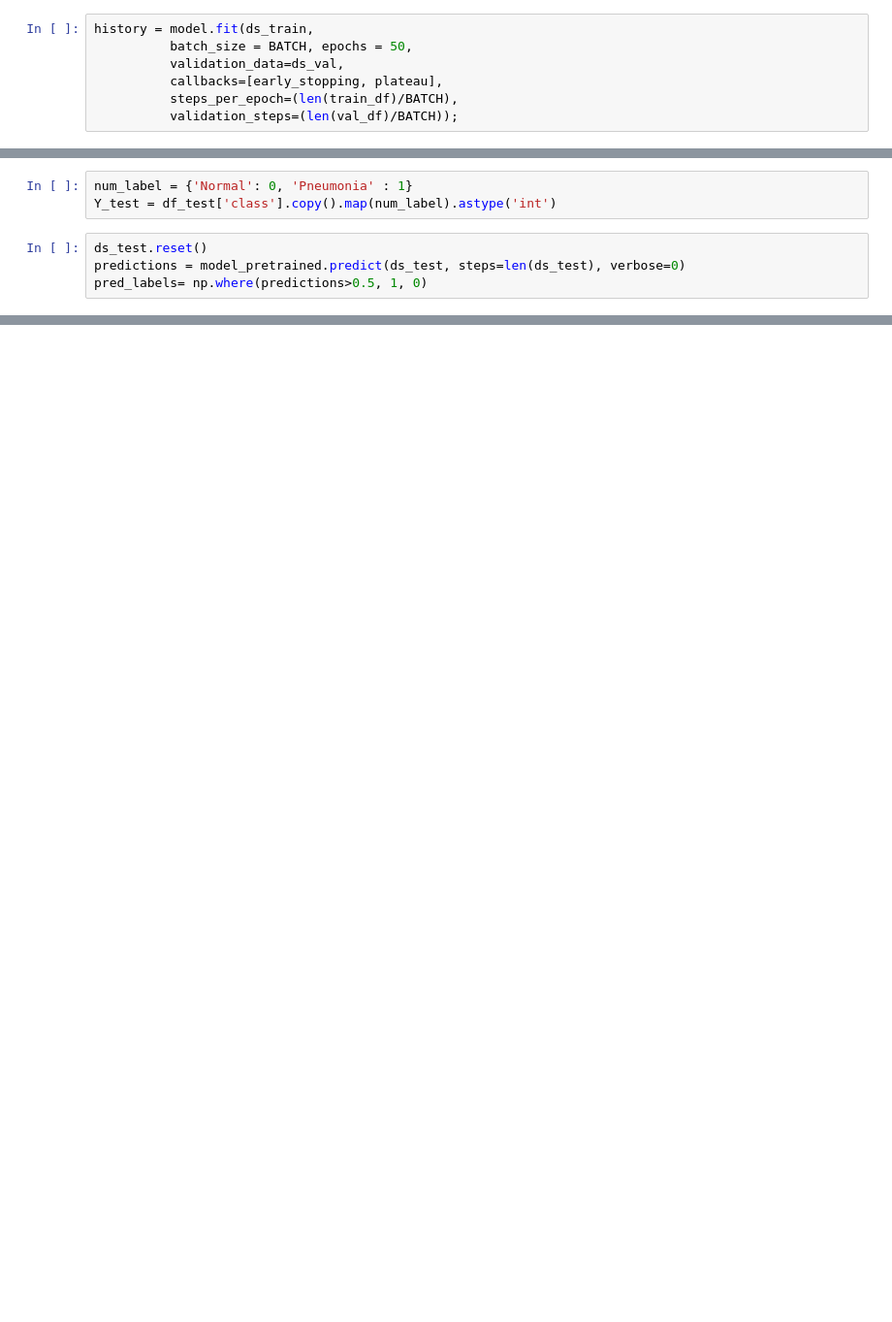
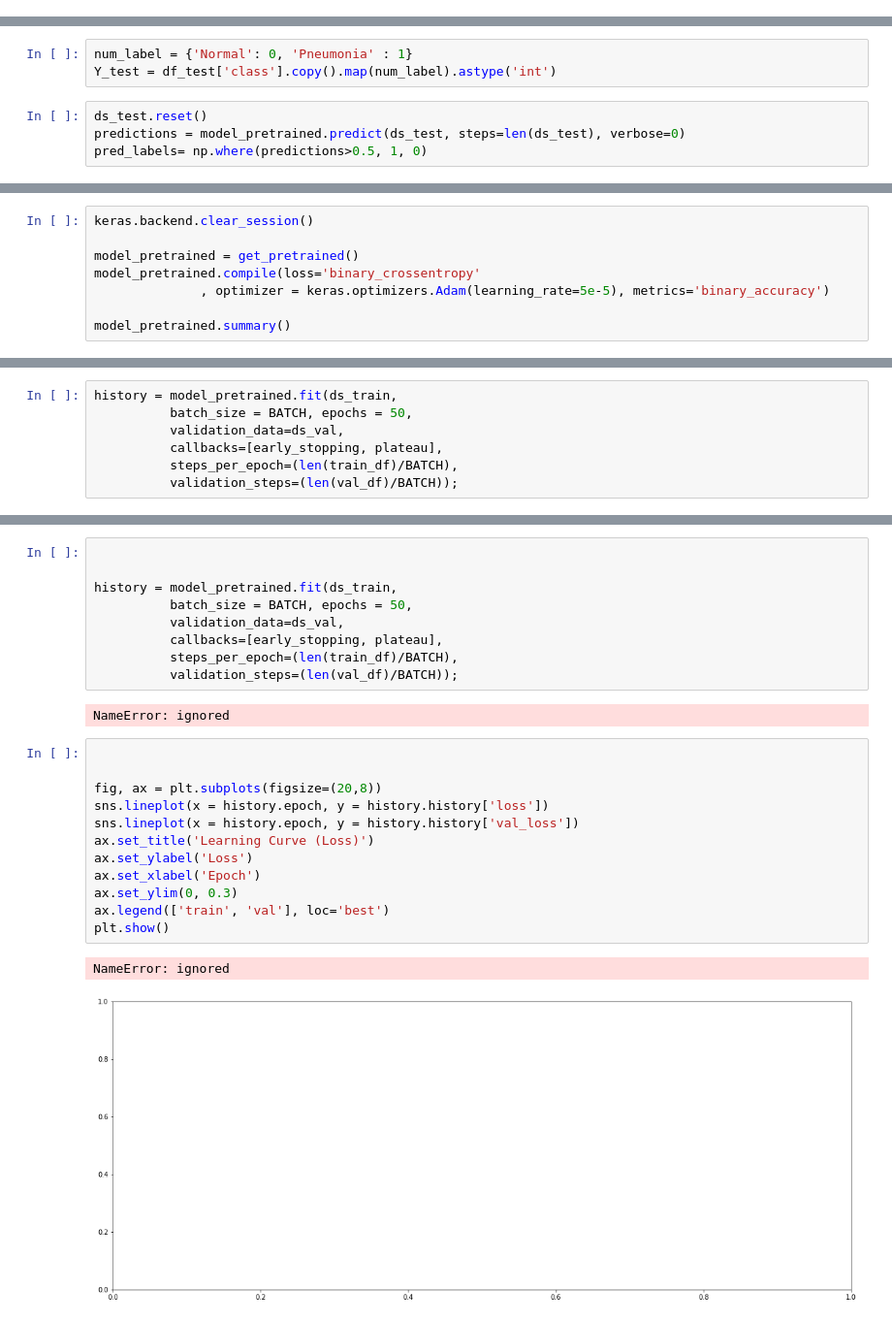
Before and after one commit to ZahraDehghanian97/pneumonia_diagnosis, a Jupyter notebook: pneumonia_diagnosis.ipynb, the cells around one changed output, grey strips where cells are left out. Shown at 97% size. Cells and saved outputs as stored; diff of their text form; blank space fills up the shorter version.

```diff
--- a/pneumonia_diagnosis.ipynb
+++ b/pneumonia_diagnosis.ipynb
@@ -395,7 +248,0 @@ _________________________________________________________________
-# %%
-history = model.fit(ds_train,
-          batch_size = BATCH, epochs = 50,
-          validation_data=ds_val,
-          callbacks=[early_stopping, plateau],
-          steps_per_epoch=(len(train_df)/BATCH),
-          validation_steps=(len(val_df)/BATCH));
@@ -714,0 +485,8 @@ Pneumonia (Class 0)       0.95      0.63      0.76       234
+# %%
+keras.backend.clear_session()
+
+model_pretrained = get_pretrained()
+model_pretrained.compile(loss='binary_crossentropy'
+              , optimizer = keras.optimizers.Adam(learning_rate=5e-5), metrics='binary_accuracy')
+
+model_pretrained.summary()
@@ -714,0 +511,7 @@ Pneumonia (Class 0)       0.95      0.63      0.76       234
+# %%
+history = model_pretrained.fit(ds_train,
+          batch_size = BATCH, epochs = 50,
+          validation_data=ds_val,
+          callbacks=[early_stopping, plateau],
+          steps_per_epoch=(len(train_df)/BATCH),
+          validation_steps=(len(val_df)/BATCH));
@@ -714,0 +607,26 @@ Pneumonia (Class 0)       0.95      0.63      0.76       234
+# %%
+
+
+history = model_pretrained.fit(ds_train,
+          batch_size = BATCH, epochs = 50,
+          validation_data=ds_val,
+          callbacks=[early_stopping, plateau],
+          steps_per_epoch=(len(train_df)/BATCH),
+          validation_steps=(len(val_df)/BATCH));
+# %% [output]
+NameError: ignored
+# %%
+
+
+fig, ax = plt.subplots(figsize=(20,8))
+sns.lineplot(x = history.epoch, y = history.history['loss'])
+sns.lineplot(x = history.epoch, y = history.history['val_loss'])
+ax.set_title('Learning Curve (Loss)')
+ax.set_ylabel('Loss')
+ax.set_xlabel('Epoch')
+ax.set_ylim(0, 0.3)
+ax.legend(['train', 'val'], loc='best')
+plt.show()
+# %% [output]
+NameError: ignored
+[figure, added]
```
Also changed, not shown: parts of 80 cells of this notebook.
